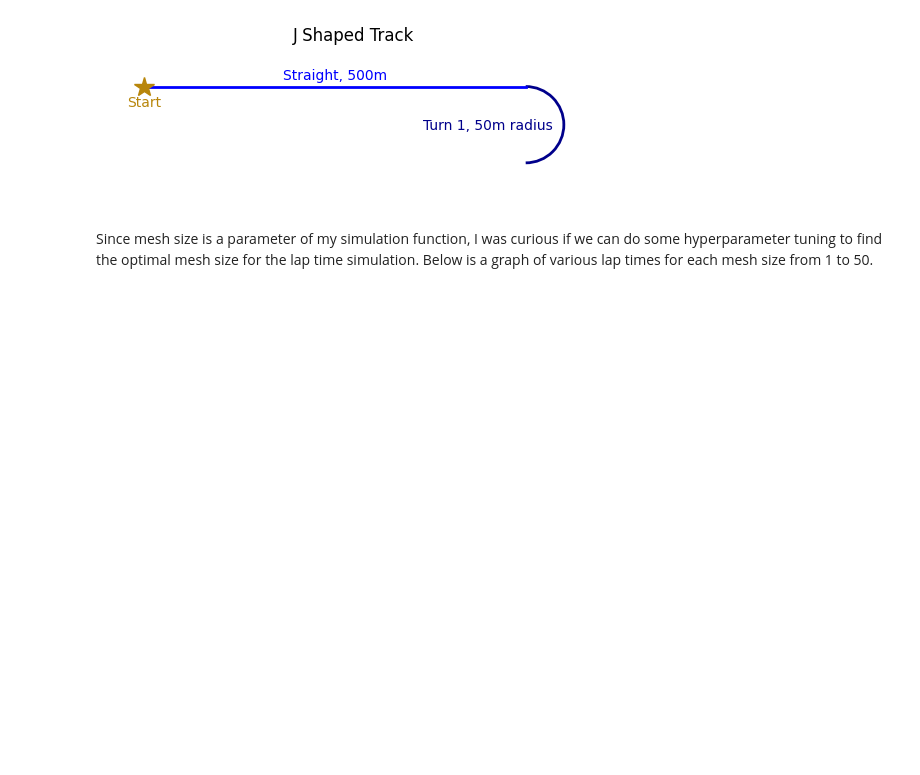
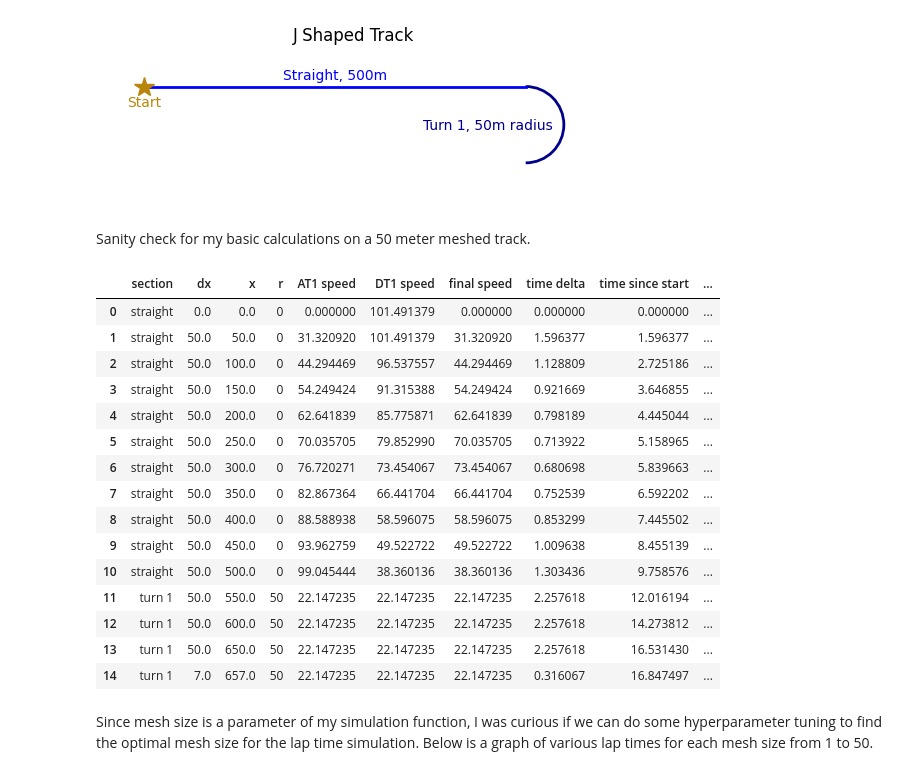
Before and after one commit to billtaing/FEB-Sp26-Recruitment-Project, a Jupyter notebook: sim.ipynb, the cells around one changed output. Drawn from its saved outputs; the diff is of its cells as text; code cells hidden in the pictures; blank space fills up the shorter version.

```diff
--- a/sim.ipynb
+++ b/sim.ipynb
@@ -76,6 +76,27 @@ plt.axis('off')
 plt.show()
 # %% [output]
 [figure]
+# %% [markdown]
+Sanity check for my basic calculations on a 50 meter meshed track.
+# %%
+simulate(50)
+# %% [output]
+|  | section | dx | x | r | AT1 speed | DT1 speed | final speed | time delta | time since start | ... |
+| 0 | straight | 0.0 | 0.0 | 0 | 0.000000 | 101.491379 | 0.000000 | 0.000000 | 0.000000 | ... |
+| 1 | straight | 50.0 | 50.0 | 0 | 31.320920 | 101.491379 | 31.320920 | 1.596377 | 1.596377 | ... |
+| 2 | straight | 50.0 | 100.0 | 0 | 44.294469 | 96.537557 | 44.294469 | 1.128809 | 2.725186 | ... |
+| 3 | straight | 50.0 | 150.0 | 0 | 54.249424 | 91.315388 | 54.249424 | 0.921669 | 3.646855 | ... |
+| 4 | straight | 50.0 | 200.0 | 0 | 62.641839 | 85.775871 | 62.641839 | 0.798189 | 4.445044 | ... |
+| 5 | straight | 50.0 | 250.0 | 0 | 70.035705 | 79.852990 | 70.035705 | 0.713922 | 5.158965 | ... |
+| 6 | straight | 50.0 | 300.0 | 0 | 76.720271 | 73.454067 | 73.454067 | 0.680698 | 5.839663 | ... |
+| 7 | straight | 50.0 | 350.0 | 0 | 82.867364 | 66.441704 | 66.441704 | 0.752539 | 6.592202 | ... |
+| 8 | straight | 50.0 | 400.0 | 0 | 88.588938 | 58.596075 | 58.596075 | 0.853299 | 7.445502 | ... |
+| 9 | straight | 50.0 | 450.0 | 0 | 93.962759 | 49.522722 | 49.522722 | 1.009638 | 8.455139 | ... |
+| 10 | straight | 50.0 | 500.0 | 0 | 99.045444 | 38.360136 | 38.360136 | 1.303436 | 9.758576 | ... |
+| 11 | turn 1 | 50.0 | 550.0 | 50 | 22.147235 | 22.147235 | 22.147235 | 2.257618 | 12.016194 | ... |
+| 12 | turn 1 | 50.0 | 600.0 | 50 | 22.147235 | 22.147235 | 22.147235 | 2.257618 | 14.273812 | ... |
+| 13 | turn 1 | 50.0 | 650.0 | 50 | 22.147235 | 22.147235 | 22.147235 | 2.257618 | 16.531430 | ... |
+| 14 | turn 1 | 7.0 | 657.0 | 50 | 22.147235 | 22.147235 | 22.147235 | 0.316067 | 16.847497 | ... |
 # %% [markdown]
 Since mesh size is a parameter of my simulation function, I was curious if we can do some hyperparameter tuning to find the optimal mesh size for the lap time simulation. Below is a graph of various lap times for each mesh size from 1 to 50.
 # %%
```
Also changed, not shown: parts of 2 cells of this notebook.
